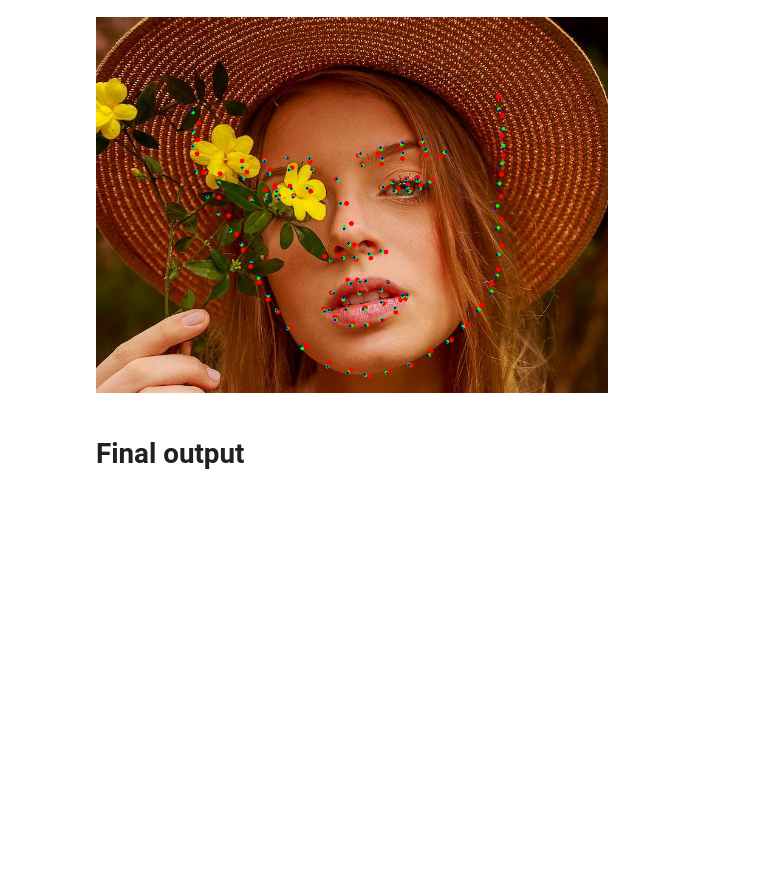
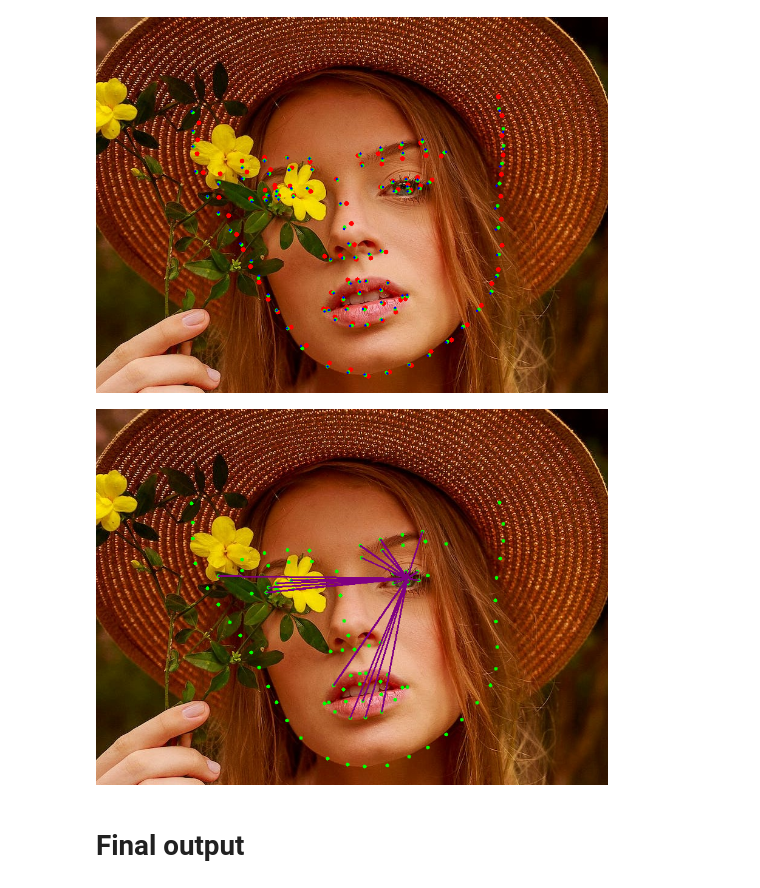
Before and after one commit to vieris123/SPIGA, a Jupyter notebook: demo.ipynb, the cells around one changed output. Drawn from its saved outputs; the diff is of its cells as text; code cells hidden in the pictures; blank space fills up the shorter version.

Commit message:
Graph

```diff
--- a/demo.ipynb
+++ b/demo.ipynb
@@ -115,6 +114,36 @@ canvas = Image.fromarray(cv2.cvtColor(canvas, cv2.COLOR_BGR2RGB))
 display(canvas)
 # %% [output]
 [figure]
+# %%
+GAT = features['GATProb'][-1].squeeze()[-1].cpu().detach()
+GAT -= GAT.min(1, keepdim=True)[0]
+GAT /= GAT.max(1, keepdim=True)[0]
+# %%
+start = 97
+cond = GAT[start] > 0.01
+ind = cond.nonzero()
+ind = ind.squeeze().tolist()
+if isinstance(ind, int):
+    ind = [ind]
+# %%
+#Inference
+features = processor.inference(image, [bbox])
+# Prepare variables
+x0,y0,w,h = bbox
+canvas = copy.deepcopy(image)
+landmarks = np.array(features['landmarks'][0])
+headpose = np.array(features['headpose'][0])
+
+# Plot features
+plotter = Plotter()
+canvas = plotter.landmarks.draw_landmarks(canvas, landmarks, start_point=start, end_point=ind)
+# Show image results
+(h, w) = canvas.shape[:2]
+canvas = cv2.resize(canvas, (512, int(h*512/w)))
+canvas = Image.fromarray(cv2.cvtColor(canvas, cv2.COLOR_BGR2RGB))
+display(canvas)
+# %% [output]
+[figure, added]
 # %% [markdown]
 # Final output
 # %%
```
Also changed, not shown: parts of 3 cells of this notebook, 2 other files.
